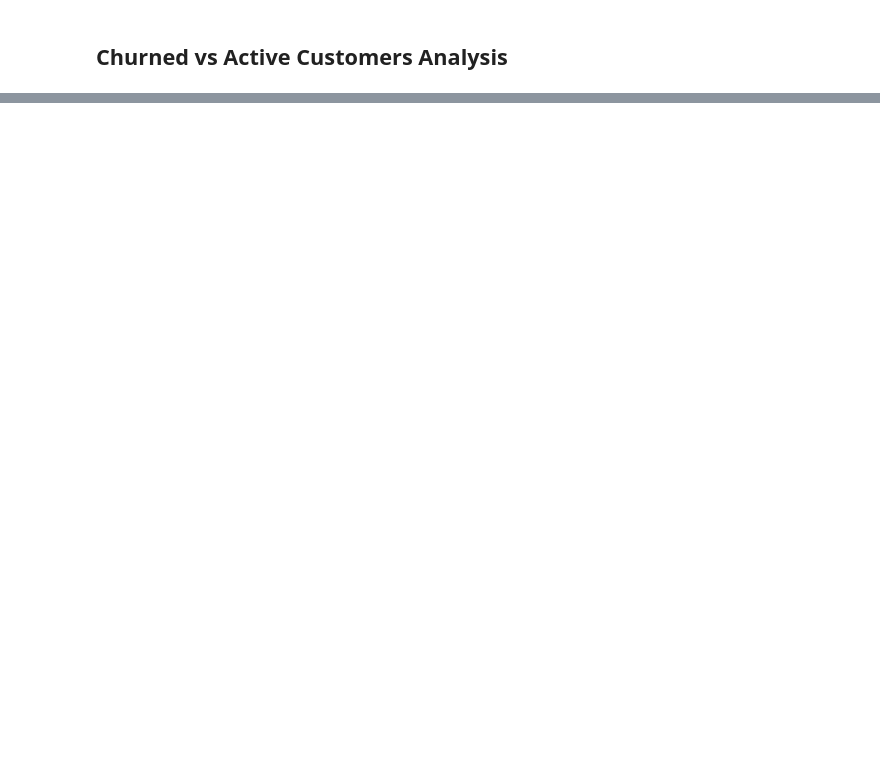
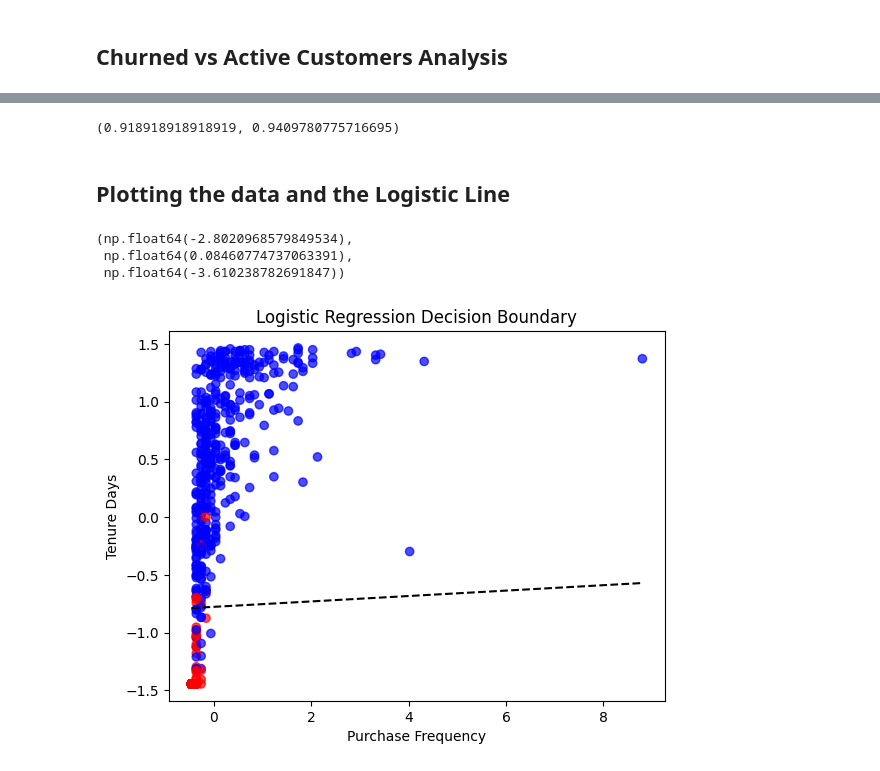
Before and after one commit to Areco892/customer-churn, a Jupyter notebook: analysis.ipynb, the cells around one changed output, grey strips where cells are left out. Saved outputs shown, nothing was run; the diff lists cells and outputs as text; code cells hidden in the pictures; blank space fills up the shorter version.

```diff
--- a/analysis.ipynb
+++ b/analysis.ipynb
@@ -146,0 +224,2 @@ customer_metrics
+# %%
+prediction_features['avg_days_between'] = prediction_features['avg_days_between'].fillna(999)
@@ -146,0 +228,8 @@ customer_metrics
+# %%
+from sklearn.model_selection import train_test_split
+train_data, test_data = train_test_split(prediction_features, test_size=0.2, random_state=42, stratify=prediction_features['Churned'])
+
+X_train = np.array(train_data)[:, 2:4]
+y_train = np.array(train_data)[:, -1].astype(int)
+X_test = np.array(test_data)[:, 2:4]
+y_test = np.array(test_data)[:, -1].astype(int)
@@ -146,0 +257,37 @@ customer_metrics
+# %%
+from sklearn.preprocessing import StandardScaler
+scaler = StandardScaler()
+X_train_scaled = scaler.fit_transform(X_train)
+X_test_scaled = scaler.transform(X_test)
+# %%
+from sklearn.linear_model import LogisticRegression
+model = LogisticRegression()
+model.fit(X_train_scaled, y_train)
+train_accuracy = model.score(X_train_scaled, y_train)
+test_accuracy = model.score(X_test_scaled, y_test)
+train_accuracy, test_accuracy
+# %% [output]
+(0.918918918918919, 0.9409780775716695)
+# %% [markdown]
+## Plotting the data and the Logistic Line
+# %%
+model.intercept_[0], model.coef_[0][0], model.coef_[0][1]
+# %% [output]
+(np.float64(-2.8020968579849534),
+ np.float64(0.08460774737063391),
+ np.float64(-3.610238782691847))
+# %%
+w1, w2 = model.coef_[0]
+b = model.intercept_[0]
+
+x_vales = np.linspace(X_test_scaled[:,0].min(), X_test_scaled[:,0].max(), 100)
+y_values = -(w1 * x_vales + b) / w2
+
+plt.scatter(X_test_scaled[:,0], X_test_scaled[:,1], c=y_test, cmap='bwr', alpha=0.7)
+plt.plot(x_vales, y_values, color='black', linestyle='--')
+plt.xlabel('Purchase Frequency')
+plt.ylabel('Tenure Days')
+plt.title('Logistic Regression Decision Boundary')
+plt.show()
+# %% [output]
+[figure, added]
```
Also changed, not shown: parts of 17 cells of this notebook.
